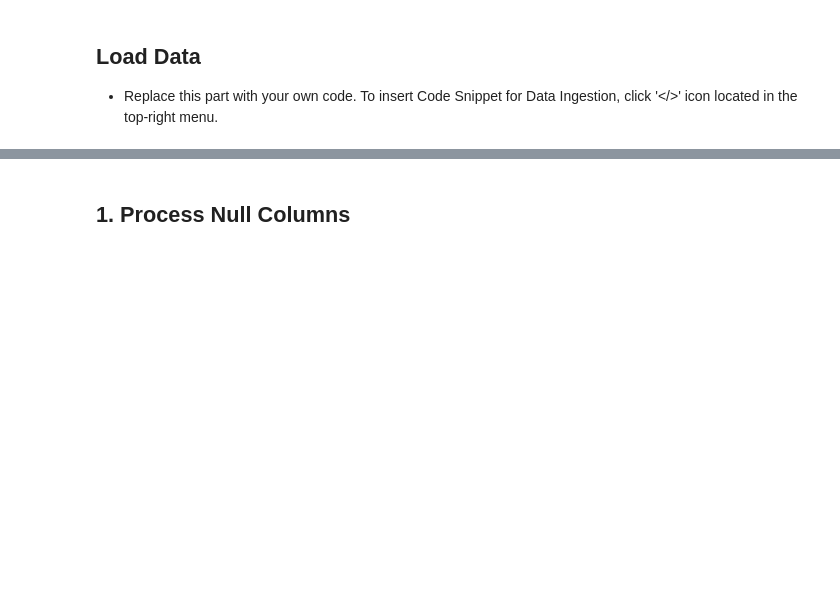
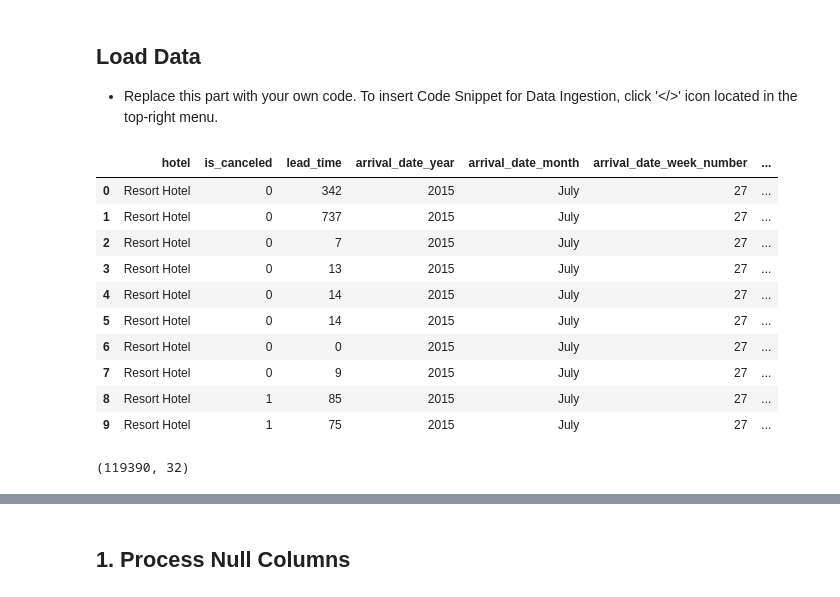
Before and after one commit to muzibm/watsonx.ai-hands-on, a Jupyter notebook: Data Preparation.ipynb, the cells around one changed output, grey strips where cells are left out. Cells and saved outputs as stored; diff of their text form; code cells hidden in the pictures; blank space fills up the shorter version.

```diff
--- a/Data Preparation.ipynb
+++ b/Data Preparation.ipynb
@@ -62,6 +34,48 @@ df.head(10)
+# %%
+
+import os, types
+import pandas as pd
+from botocore.client import Config
+import ibm_boto3
+
+def __iter__(self): return 0
+
+# @hidden_cell
+# The following code accesses a file in your IBM Cloud Object Storage. It includes your credentials.
+# You might want to remove those credentials before you share the notebook.
+
+cos_client = ibm_boto3.client(service_name='s3',
+    ibm_api_key_id='6eOmUMOx-y6TL4Gsb9IOtoI_lEr8d3MP1TAdici3sHFG',
+    ibm_auth_endpoint="https://iam.cloud.ibm.com/oidc/token",
+    config=Config(signature_version='oauth'),
+    endpoint_url='https://s3.private.us-south.cloud-object-storage.appdomain.cloud')
+
+bucket = 'mlpredictivemodel-donotdelete-pr-hurc6voef6ziuy'
+object_key = 'hotel_bookings.csv'
+
+body = cos_client.get_object(Bucket=bucket,Key=object_key)['Body']
+# add missing __iter__ method, so pandas accepts body as file-like object
+if not hasattr(body, "__iter__"): body.__iter__ = types.MethodType( __iter__, body )
+
+df = pd.read_csv(body)
+df.head(10)
+# %% [output]
+|  | hotel | is_canceled | lead_time | arrival_date_year | arrival_date_month | arrival_date_week_number | ... |
+| 0 | Resort Hotel | 0 | 342 | 2015 | July | 27 | ... |
+| 1 | Resort Hotel | 0 | 737 | 2015 | July | 27 | ... |
+| 2 | Resort Hotel | 0 | 7 | 2015 | July | 27 | ... |
+| 3 | Resort Hotel | 0 | 13 | 2015 | July | 27 | ... |
+| 4 | Resort Hotel | 0 | 14 | 2015 | July | 27 | ... |
+| 5 | Resort Hotel | 0 | 14 | 2015 | July | 27 | ... |
+| 6 | Resort Hotel | 0 | 0 | 2015 | July | 27 | ... |
+| 7 | Resort Hotel | 0 | 9 | 2015 | July | 27 | ... |
+| 8 | Resort Hotel | 1 | 85 | 2015 | July | 27 | ... |
+| 9 | Resort Hotel | 1 | 75 | 2015 | July | 27 | ... |
 # %%
 # Show number of columns and rows
 df.shape
+# %% [output]
+(119390, 32)
 # %%
 # Show all columns name
 df.columns
```
Also changed, not shown: parts of 11 cells of this notebook.
